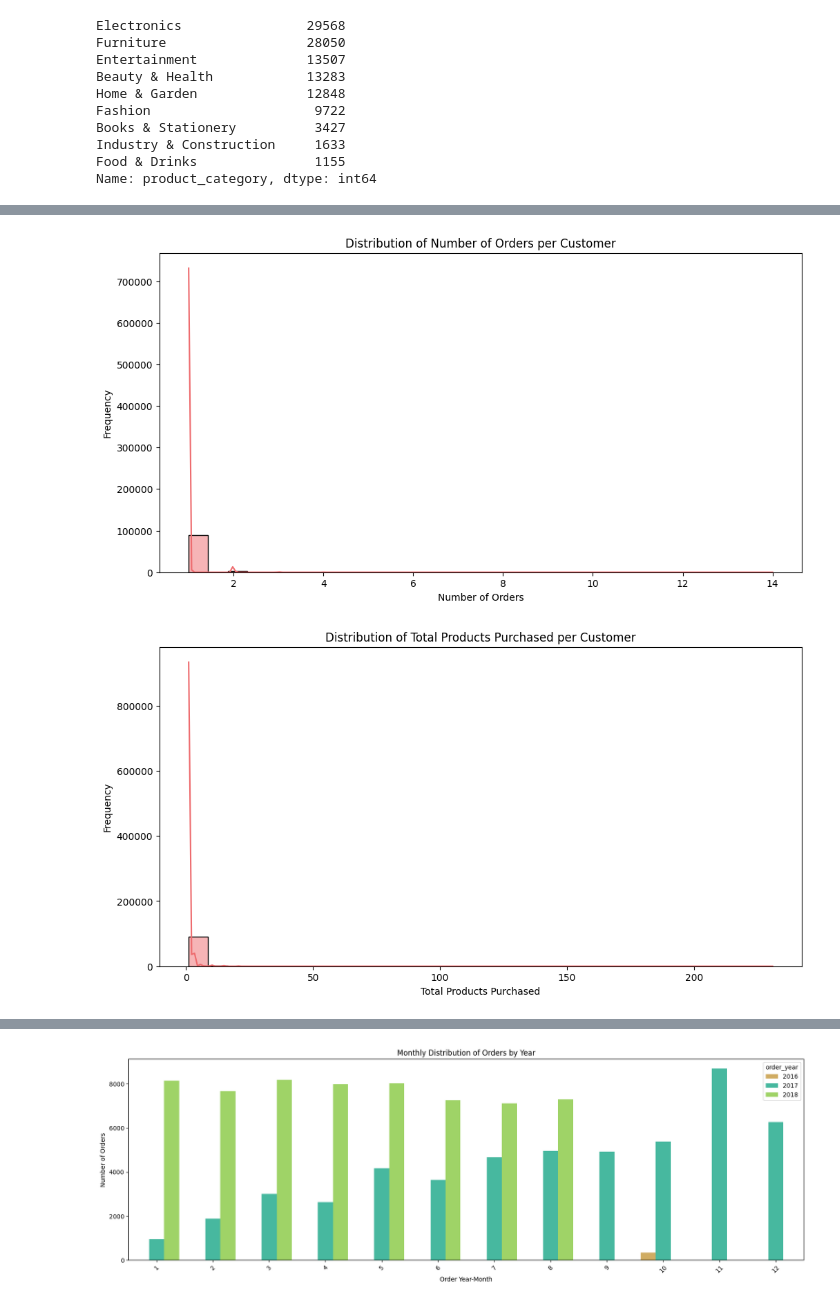
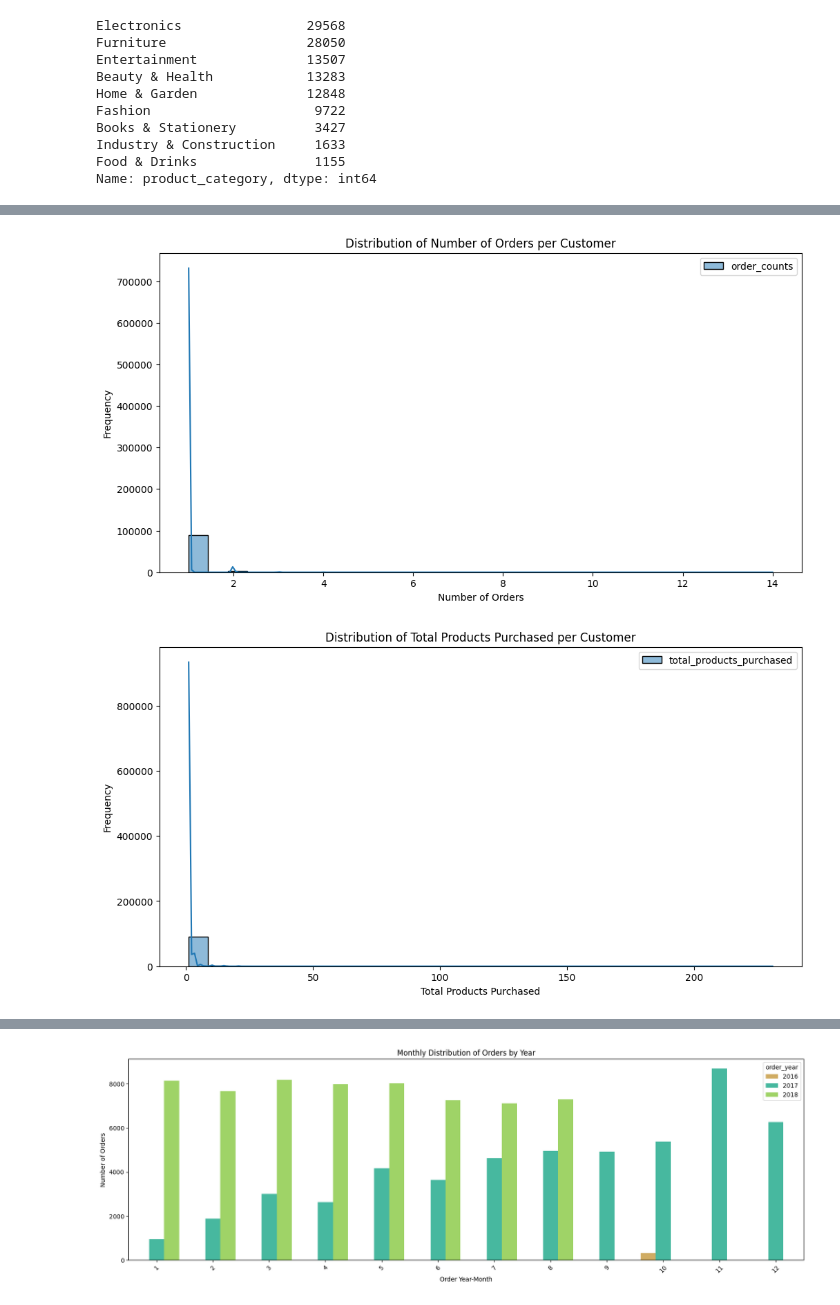
Before and after one commit to yjia28tan/Big-Data-Programming-Project, a Jupyter notebook: Code&Dataset/cleaned dataset/Customer_engagement_anslysis.ipynb, the cells around one changed output, grey strips where cells are left out. Saved outputs shown, nothing was run; the diff lists cells and outputs as text; code cells hidden in the pictures.

```diff
--- a/Code&Dataset/cleaned dataset/Customer_engagement_anslysis.ipynb
+++ b/Code&Dataset/cleaned dataset/Customer_engagement_anslysis.ipynb
@@ -22,7 +22,6 @@ df_cus_eng= df_cus_eng.merge(reviews, on="order_id", how='inner')
 df_cus_eng= df_cus_eng.merge(order_items, on="order_id", how='inner')
 df_cus_eng= df_cus_eng.merge(products, on="product_id", how='inner')
 df_cus_eng= df_cus_eng.merge(payments, on="order_id", how='inner')
-df_cus_eng= df_cus_eng.merge(sellers, on='seller_id', how='inner')
 # %%
 df_cus_eng.info()
 # %% [output]
@@ -90,7 +89,10 @@ Name: product_category, dtype: int64
 # %%
 # Convert Datetime features from Object to Datetime
 df_cus_eng['order_purchase_timestamp'] = pd.to_datetime(df_cus_eng['order_purchase_timestamp'])
+df_cus_eng['order_approved_at'] = pd.to_datetime(df_cus_eng['order_approved_at'])
 df_cus_eng['order_delivered_customer_date'] = pd.to_datetime(df_cus_eng['order_delivered_customer_date'])
 df_cus_eng['order_estimated_delivery_date'] = pd.to_datetime(df_cus_eng['order_estimated_delivery_date'])
 df_cus_eng['shipping_limit_date'] = pd.to_datetime(df_cus_eng['shipping_limit_date'])
 df_cus_eng['order_delivered_carrier_date'] =pd.to_datetime(df_cus_eng['order_delivered_carrier_date'])
+df_cus_eng['review_creation_date'] = pd.to_datetime(df_cus_eng['review_creation_date'])
+df_cus_eng['review_answer_timestamp'] = pd.to_datetime(df_cus_eng['review_answer_timestamp'])
@@ -97,14 +119,39 @@ df_cus_eng['order_delivered_carrier_date'] =pd.to_datetime(df_cus_eng['order_del
 # %%
-# Feature Engineering by adding colums: order_counts, total_products_purchased, average_order_value
+# Feature Engineering by adding new features to the dataframe
+# Examples: order_counts, total_products_purchased, average_order_value
 
 # Number of Orders per Customer
-order_counts = df_cus_eng.groupby('customer_unique_id')['order_id'].nunique()
+order_counts_per_cus = df_cus_eng.groupby('customer_unique_id')['order_id'].nunique().reset_index(name='order_counts')
 
 # Total Products Purchased per Customer
-total_products_purchased = df_cus_eng.groupby('customer_unique_id')['order_item_id'].sum()
+total_products_purchased_per_cus = df_cus_eng.groupby('customer_unique_id')['order_item_id'].sum().reset_index(name='total_products_purchased')
 
 # Total purchase value for each order
-df_cus_eng['total_purchase_value'] = df_cus_eng['order_item_id'] * df_cus_eng['price']
+df_cus_eng['total_purchase_value_per_order'] = df_cus_eng['order_item_id'] * df_cus_eng['price']
 
 # Average Order Value
-average_order_value = df_cus_eng.groupby('customer_unique_id')['payment_value'].mean()
+average_order_value = df_cus_eng.groupby('customer_unique_id')['payment_value'].mean().reset_index(name='average_order_value')
+
+# Extract duration of shipping from purchasing date until delivered to customer date
+df_cus_eng['arrival_days'] = (df_cus_eng['order_delivered_customer_date'].dt.date - df_cus_eng['order_purchase_timestamp'].dt.date).dt.days
+
+# Extract duration of estimated shipping from purchasing date until estimated delivery date
+df_cus_eng['estimated_days'] = (df_cus_eng['order_estimated_delivery_date'].dt.date - df_cus_eng['order_purchase_timestamp'].dt.date).dt.days
+
+# Extract duration of shipping from purchasing carrier delivered date until delivered to customer
+df_cus_eng['shipping_days'] = (df_cus_eng['order_delivered_customer_date'].dt.date - df_cus_eng['order_delivered_carrier_date'].dt.date).dt.days
+
+# Shipping status from Seller to Carrier
+# First get seller to carrier duration in days
+df_cus_eng['seller_to_carrier_status'] = (df_cus_eng['shipping_limit_date'].dt.date - df_cus_eng['order_delivered_carrier_date'].dt.date).dt.days
+# Now classify the duration into 'OnTime/Early' & 'Late'
+df_cus_eng['seller_to_carrier_status'] = df_cus_eng['seller_to_carrier_status'].apply(lambda x: 'OnTime/Early' if x >= 0 else 'Late')
+
+# Shipping status from Carrier to Customer
+# First get difference between estimated delivery date and actual delivery date in days
+df_cus_eng['arrival_status'] = (df_cus_eng['order_estimated_delivery_date'].dt.date - df_cus_eng['order_delivered_customer_date'].dt.date).dt.days
+# Now classify the duration into 'OnTime/Early' & 'Late'
+df_cus_eng['arrival_status'] = df_cus_eng['arrival_status'].apply(lambda x: 'OnTime/Early' if x >= 0 else 'Late')
+
+# Display the updated DataFrame
+df_cus_eng.head()
@@ -120,23 +215,23 @@ df_cus_eng['order_month'] = df_cus_eng['order_purchase_timestamp'].dt.month
 # %%
 # Distribution of Number of Orders per Customer
 plt.figure(figsize=(12, 6))
-sns.histplot(order_counts, bins=30, kde=True, color='#EE6B6E')
+sns.histplot(order_counts_per_cus, bins=30, kde=True, color='#EE6B6E')
 plt.title('Distribution of Number of Orders per Customer')
 plt.xlabel('Number of Orders')
 plt.ylabel('Frequency')
 plt.show()
 # %% [output]
-[figure, old version]
+[figure, new version]
 # %%
 # Distribution of Total Products Purchased per Customer
 plt.figure(figsize=(12, 6))
-sns.histplot(total_products_purchased, bins=30, kde=True, color='#EE6B6E')
+sns.histplot(total_products_purchased_per_cus, bins=30, kde=True, color='#EE6B6E')
 plt.title('Distribution of Total Products Purchased per Customer')
 plt.xlabel('Total Products Purchased')
 plt.ylabel('Frequency')
 plt.show()
 # %% [output]
-[figure, old version]
+[figure, new version]
 # %%
 # Distribution of Average Order Value per Customer
 plt.figure(figsize=(12, 6))
```
Also changed, not shown: parts of 62 cells of this notebook, 1 other file.
